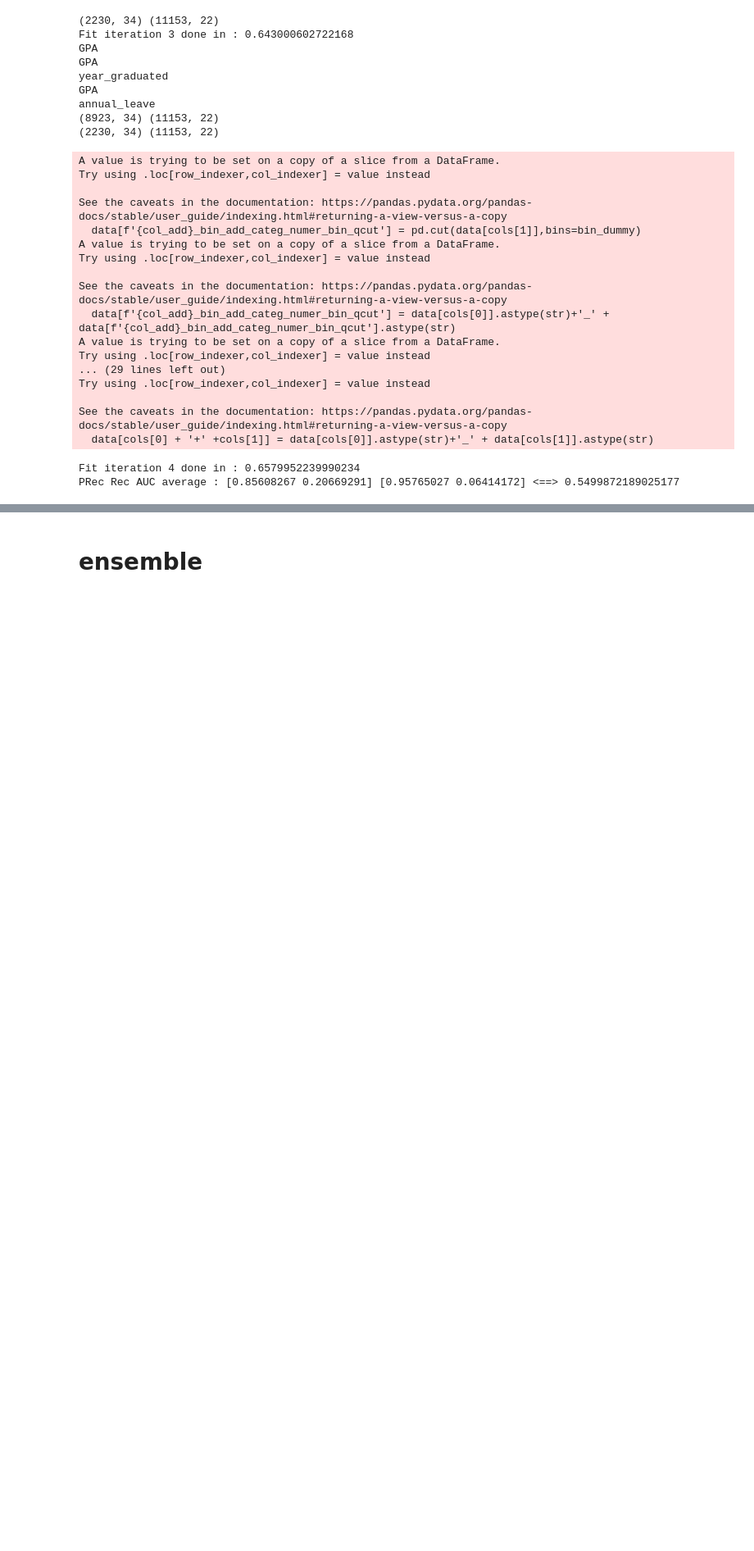
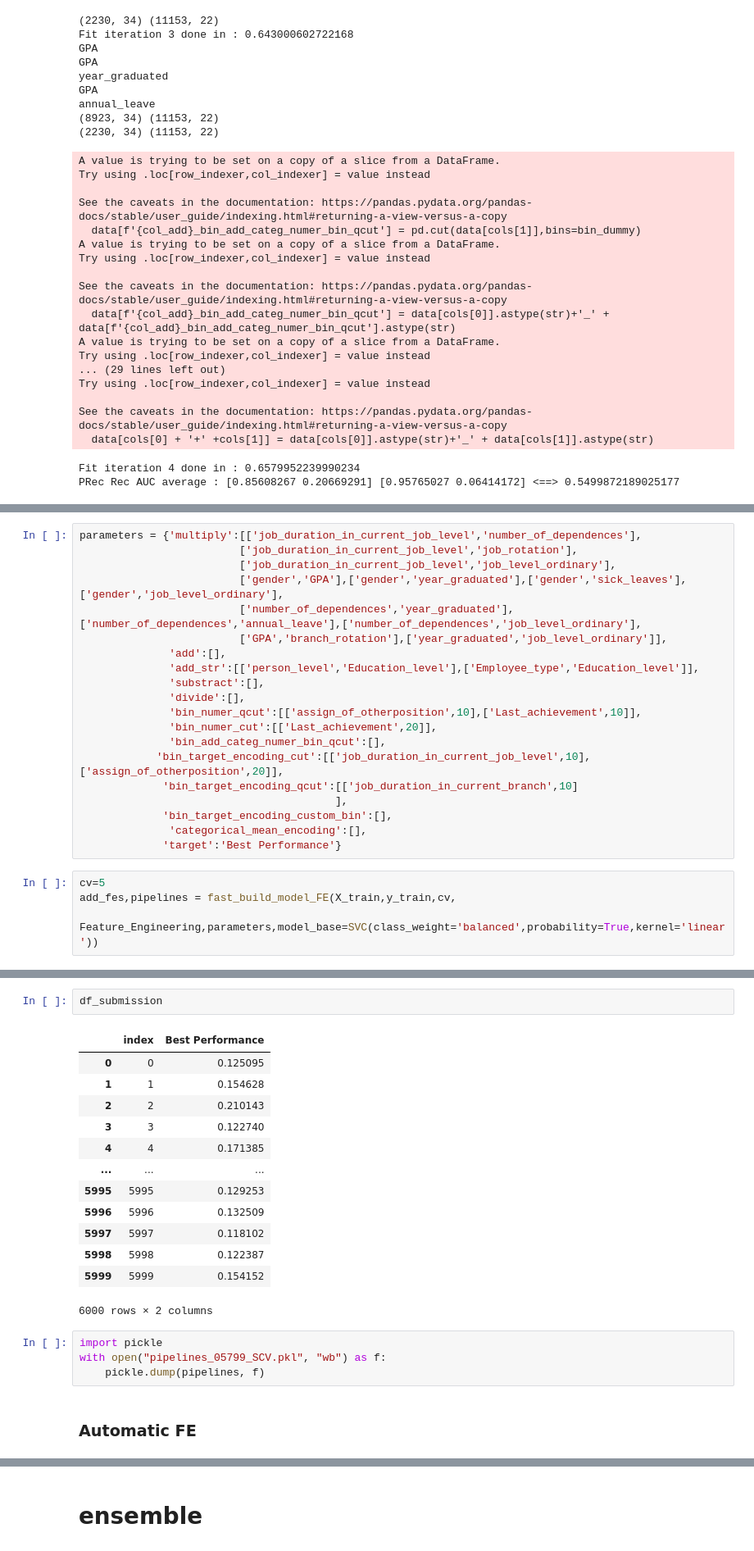
Before and after one commit to andreasmmadjiah/People-Analytics, a Jupyter notebook: BRI-Clean.ipynb, the cells around one changed output, grey strips where cells are left out. Shown: that part at 82% size. Drawn from its saved outputs; the diff is of its cells as text; blank space fills up the shorter version.

```diff
--- a/BRI-Clean.ipynb
+++ b/BRI-Clean.ipynb
@@ -1524,0 +1481,24 @@ PRec Rec AUC average : [0.85608267 0.20669291] [0.95765027 0.06414172] <==> 0.54
+# %%
+parameters = {'multiply':[['job_duration_in_current_job_level','number_of_dependences'],
+                         ['job_duration_in_current_job_level','job_rotation'],
+                         ['job_duration_in_current_job_level','job_level_ordinary'],
+                         ['gender','GPA'],['gender','year_graduated'],['gender','sick_leaves'],['gender','job_level_ordinary'],
+                         ['number_of_dependences','year_graduated'],['number_of_dependences','annual_leave'],['number_of_dependences','job_level_ordinary'],
+                         ['GPA','branch_rotation'],['year_graduated','job_level_ordinary']],
+              'add':[],
+              'add_str':[['person_level','Education_level'],['Employee_type','Education_level']],
+              'substract':[],
+              'divide':[],
+              'bin_numer_qcut':[['assign_of_otherposition',10],['Last_achievement',10]],
+              'bin_numer_cut':[['Last_achievement',20]],
+              'bin_add_categ_numer_bin_qcut':[],
+            'bin_target_encoding_cut':[['job_duration_in_current_job_level',10],['assign_of_otherposition',20]],
+             'bin_target_encoding_qcut':[['job_duration_in_current_branch',10]
+                                        ],
+             'bin_target_encoding_custom_bin':[],
+              'categorical_mean_encoding':[],
+             'target':'Best Performance'}
+# %%
+cv=5
+add_fes,pipelines = fast_build_model_FE(X_train,y_train,cv,
+                    Feature_Engineering,parameters,model_base=SVC(class_weight='balanced',probability=True,kernel='linear'))
@@ -1524,0 +1531,22 @@ PRec Rec AUC average : [0.85608267 0.20669291] [0.95765027 0.06414172] <==> 0.54
+# %%
+df_submission
+# %% [output]
+|  | index | Best Performance |
+| 0 | 0 | 0.125095 |
+| 1 | 1 | 0.154628 |
+| 2 | 2 | 0.210143 |
+| 3 | 3 | 0.122740 |
+| 4 | 4 | 0.171385 |
+| ... | ... | ... |
+| 5995 | 5995 | 0.129253 |
+| 5996 | 5996 | 0.132509 |
+| 5997 | 5997 | 0.118102 |
+| 5998 | 5998 | 0.122387 |
+| 5999 | 5999 | 0.154152 |
+6000 rows × 2 columns
+# %%
+import pickle
+with open("pipelines_05799_SCV.pkl", "wb") as f:
+    pickle.dump(pipelines, f)
+# %% [markdown]
+### Automatic FE
```
Also changed, not shown: parts of 48 cells of this notebook, 1 other file.
